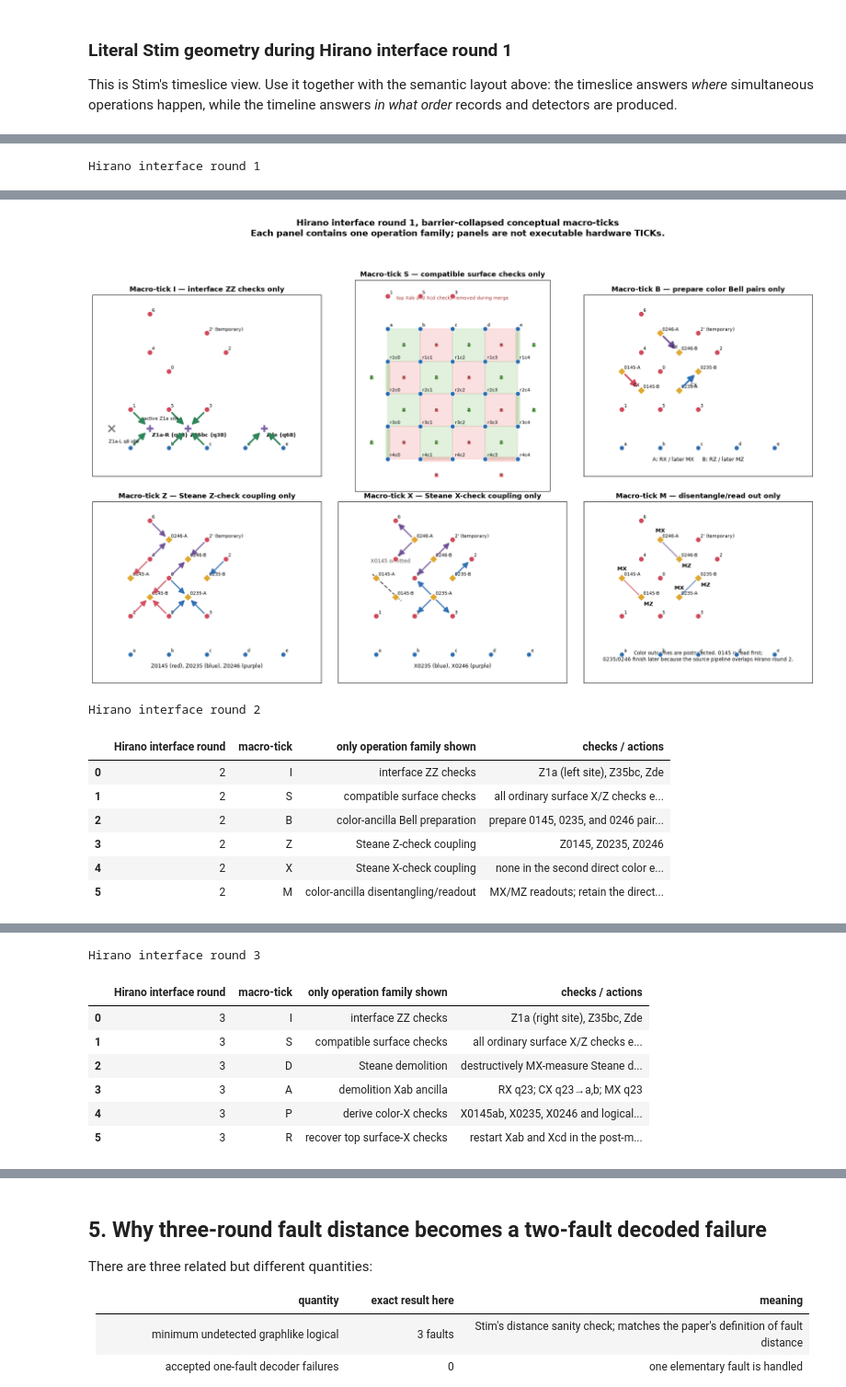
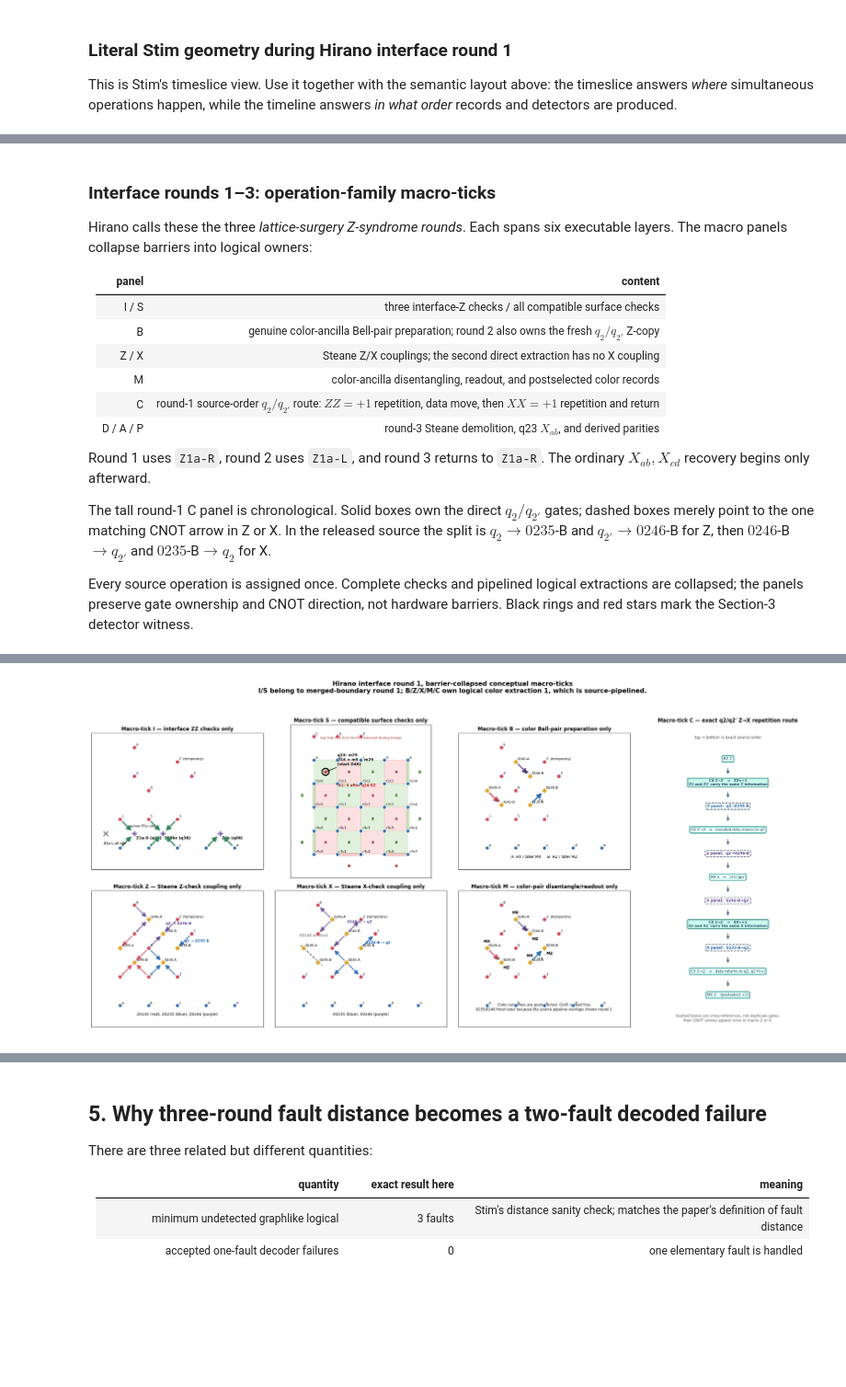
Before and after one commit to HaoranLiao/msc-ls, a Jupyter notebook: audit/hirano_protocol_circuits_and_fault_witnesses.ipynb, the cells around one changed output, grey strips where cells are left out. Shown at 92% size. Drawn from its saved outputs; the diff is of its cells as text; code cells hidden in the pictures; blank space fills up the shorter version.

```diff
--- a/audit/hirano_protocol_circuits_and_fault_witnesses.ipynb
+++ b/audit/hirano_protocol_circuits_and_fault_witnesses.ipynb
@@ -223,9 +154,38 @@ outcomes are compared even though the physical ancilla site alternates.
+# %% [markdown]
+### Interface rounds 1–3: operation-family macro-ticks
+
+Hirano calls these the three *lattice-surgery Z-syndrome rounds*. Each spans
+six executable layers. The macro panels collapse barriers into logical owners:
+
+| panel | content |
+|---|---|
+| I / S | three interface-Z checks / all compatible surface checks |
+| B | genuine color-ancilla Bell-pair preparation; round 2 also owns the fresh $q_2/q_{2'}$ Z-copy |
+| Z / X | Steane Z/X couplings; the second direct extraction has no X coupling |
+| M | color-ancilla disentangling, readout, and postselected color records |
+| C | round-1 source-order $q_2/q_{2'}$ route: $ZZ=+1$ repetition, data move, then $XX=+1$ repetition and return |
+| D / A / P | round-3 Steane demolition, q23 $X_{ab}$, and derived parities |
+
+Round 1 uses `Z1a-R`, round 2 uses `Z1a-L`, and round 3 returns to
+`Z1a-R`. The ordinary $X_{ab},X_{cd}$ recovery begins only afterward.
+
+The tall round-1 C panel is chronological. Solid boxes own the direct
+$q_2/q_{2'}$ gates; dashed boxes merely point to the one matching CNOT arrow in
+Z or X. In the released source the split is $q_2\to0235$-B and
+$q_{2'}\to0246$-B for Z, then $0246$-B$\to q_{2'}$ and
+$0235$-B$\to q_2$ for X.
+
+Every source operation is assigned once. Complete checks and pipelined logical
+extractions are collapsed; the panels preserve gate ownership and CNOT
+direction, not hardware barriers. Black rings and red stars mark the Section-3
+detector witness.
 # %%
 for round_number in (1, 2, 3):
-    print(f"Hirano interface round {round_number}")
-    display(hirano_interface_round_macro_table(round_number))
-    figure = plot_grouped_hirano_interface_round(noiseless, round_number)
+    figure = plot_grouped_hirano_interface_round(
+        noiseless,
+        round_number,
+        detector_overlay=True,
+    )
     display(figure)
     plt.close(figure)
 # %% [output]
-Hirano interface round 1
@@ -239,9 +192 @@ Hirano interface round 1
-[figure, old version]
+[figure, new version]
-Hirano interface round 2
-|  | Hirano interface round | macro-tick | only operation family shown | checks / actions |
-| 0 | 2 | I | interface ZZ checks | Z1a (left site), Z35bc, Zde |
-| 1 | 2 | S | compatible surface checks | all ordinary surface X/Z checks e... |
-| 2 | 2 | B | color-ancilla Bell preparation | prepare 0145, 0235, and 0246 pair... |
-| 3 | 2 | Z | Steane Z-check coupling | Z0145, Z0235, Z0246 |
-| 4 | 2 | X | Steane X-check coupling | none in the second direct color e... |
-| 5 | 2 | M | color-ancilla disentangling/readout | MX/MZ readouts; retain the direct... |
@@ -249,8 +193,0 @@ Hirano interface round 2
-Hirano interface round 3
-|  | Hirano interface round | macro-tick | only operation family shown | checks / actions |
-| 0 | 3 | I | interface ZZ checks | Z1a (right site), Z35bc, Zde |
-| 1 | 3 | S | compatible surface checks | all ordinary surface X/Z checks e... |
-| 2 | 3 | D | Steane demolition | destructively MX-measure Steane d... |
-| 3 | 3 | A | demolition Xab ancilla | RX q23; CX q23→a,b; MX q23 |
-| 4 | 3 | P | derive color-X checks | X0145ab, X0235, X0246 and logical... |
-| 5 | 3 | R | recover top surface-X checks | restart Xab and Xcd in the post-m... |
```
Also changed, not shown: parts of 30 cells of this notebook, 2 other files.
